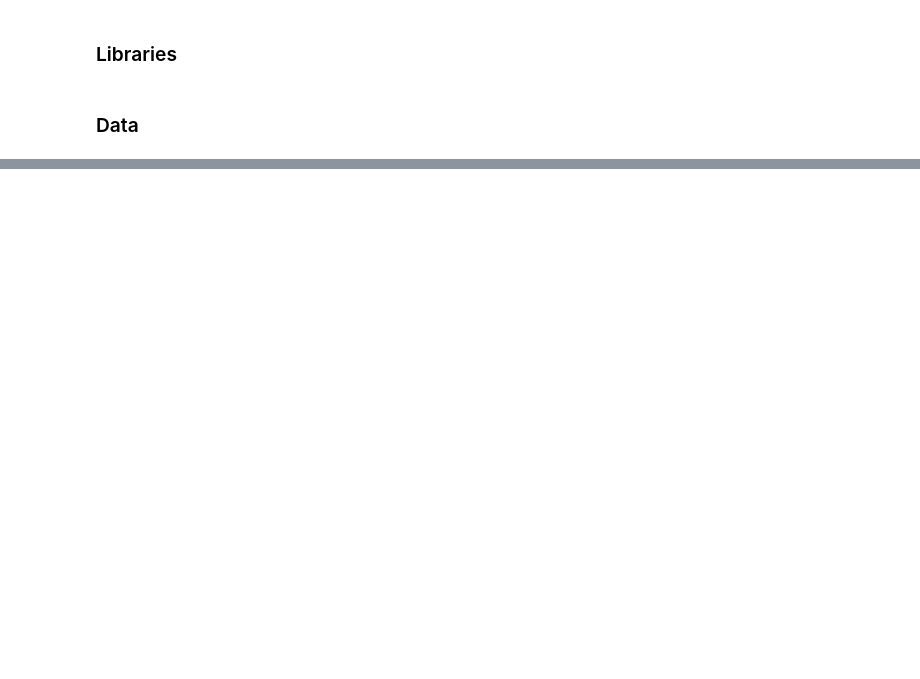
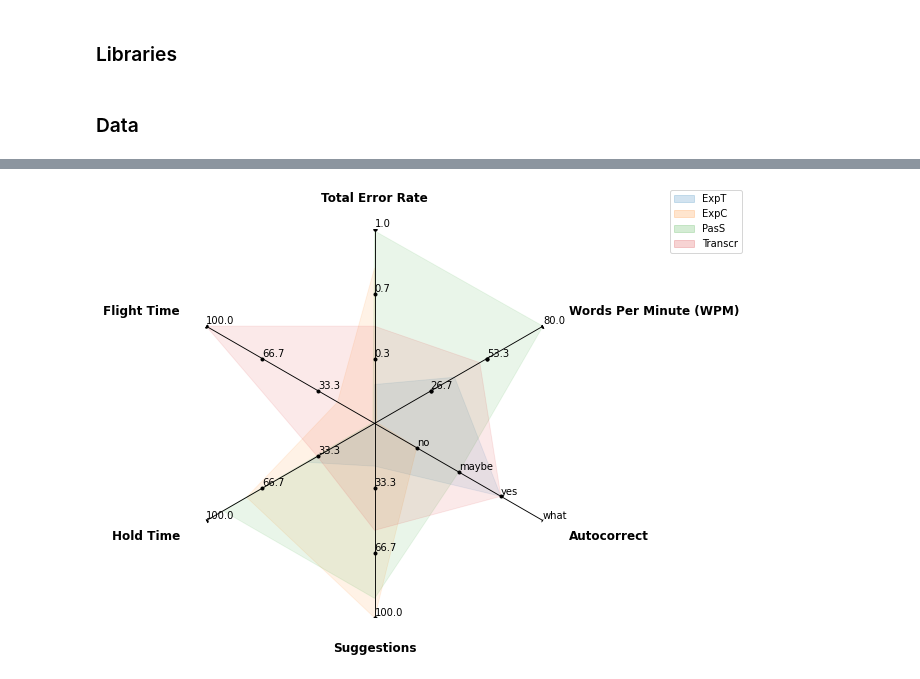
Before and after one commit to davidverweij/data_plots, a Jupyter notebook: notebooks/Radar plots.ipynb, the cells around one changed output, grey strips where cells are left out. Drawn from its saved outputs; the diff is of its cells as text; code cells hidden in the pictures; blank space fills up the shorter version.

Commit message:
tweaks. Still have to fix tick labels

```diff
--- a/notebooks/Radar plots.ipynb
+++ b/notebooks/Radar plots.ipynb
@@ -332,0 +210,20 @@ plt.show()
+# %%
+
+# all in one plot
+fig = plt.figure(figsize=(6,6))
+radar = ComplexRadar(fig, plot_axes, rotation=30)
+matlibcolors = plt.rcParams['axes.prop_cycle'].by_key()['color']
+
+legend_handles = []
+
+for i, (k, v) in enumerate(plot_data.items()):
+    radar.fill(v, alpha=0.1, color=matlibcolors[i])
+#   radar.plot(v, alpha=0.5, color=matlibcolors[i])
+    legend_handles.append(
+        mpatches.Patch(color=matlibcolors[i], alpha=0.2, label=k)
+    )
+
+fig.legend(handles=legend_handles)
+plt.show()
+# %% [output]
+[figure, added]
```
Also changed, not shown: parts of 5 cells of this notebook.
